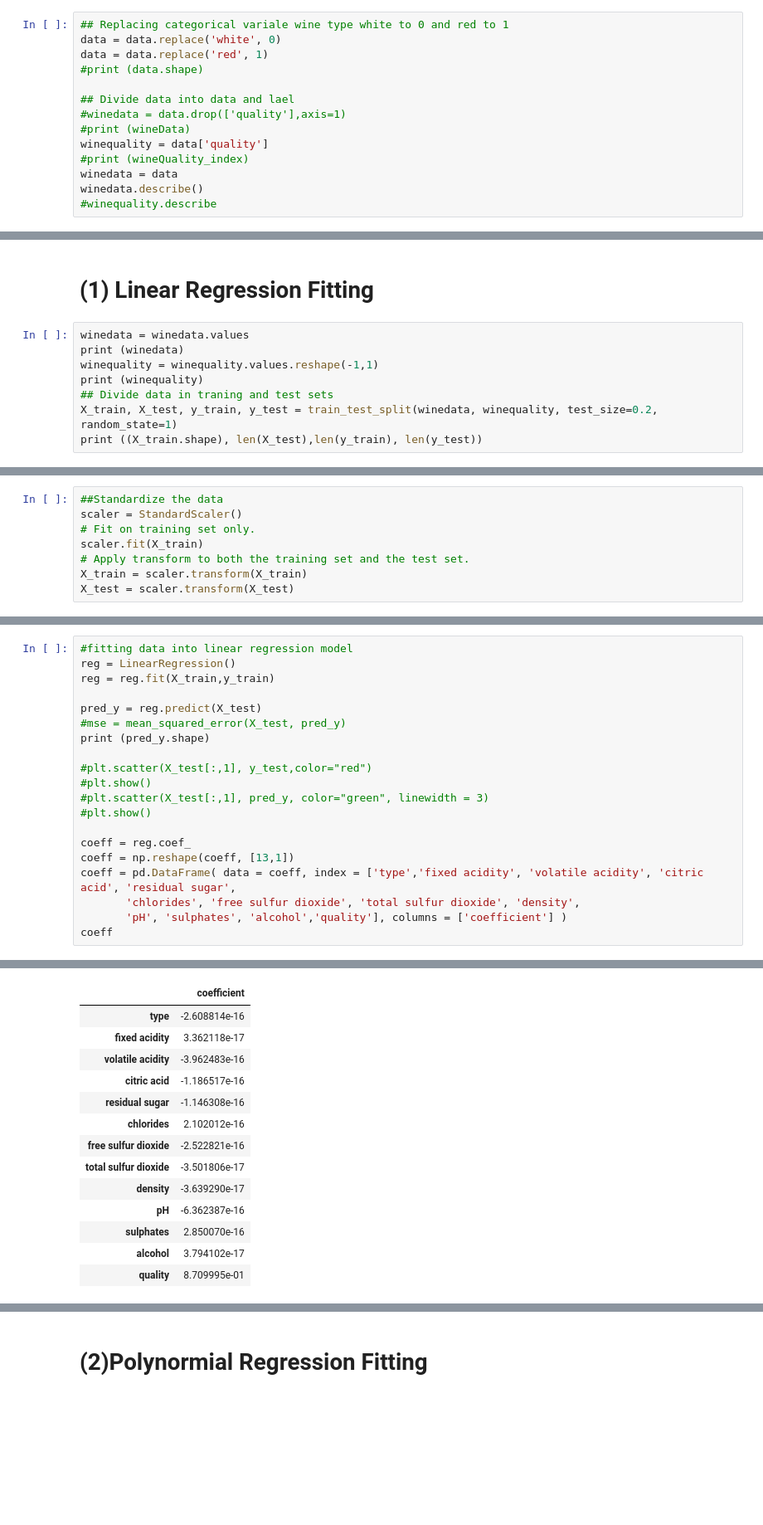
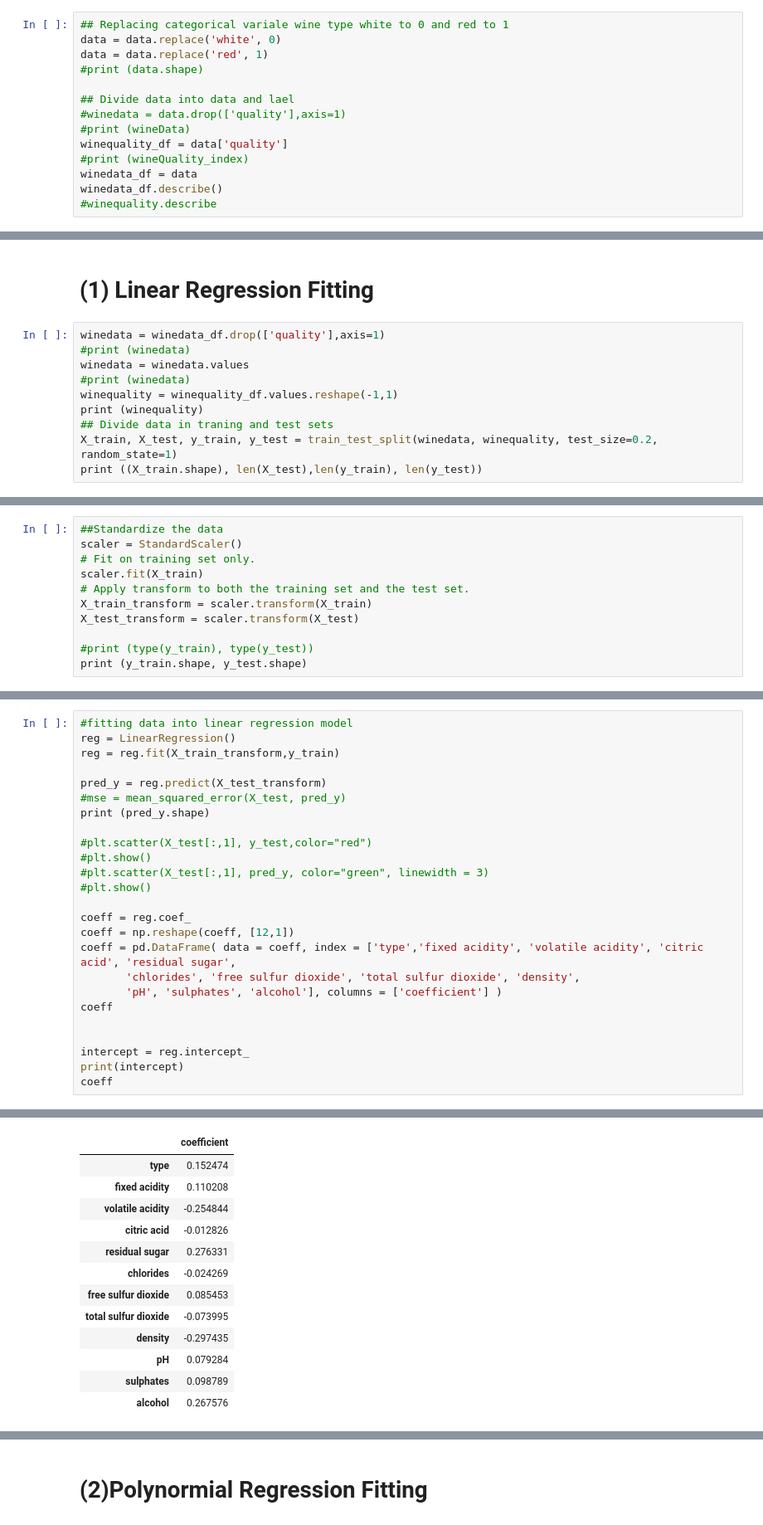
Before and after one commit to abhilashasaroj/CX4240_project, a Jupyter notebook: Project_yli.ipynb, the cells around one changed output, grey strips where cells are left out. Shown: that part at 83% size. Cells and saved outputs as stored; diff of their text form; blank space fills up the shorter version.

Commit message:
Add files via upload
New version of regression mixed data

```diff
--- a/Project_yli.ipynb
+++ b/Project_yli.ipynb
@@ -31,10 +33,10 @@ data = data.replace('red', 1)
 ## Divide data into data and lael
 #winedata = data.drop(['quality'],axis=1)
 #print (wineData)
-winequality = data['quality']
+winequality_df = data['quality']
 #print (wineQuality_index)
-winedata = data
-winedata.describe()
+winedata_df = data
+winedata_df.describe()
 #winequality.describe
 # %% [output]
 |  | type | fixed acidity | volatile acidity | citric acid | residual sugar | chlorides | free sulfur dioxide | ... |
@@ -68,9 +70,11 @@ sns.pairplot(winedata,x_vars=features,y_vars='quality',kind='reg',size=10,aspect
 # %% [markdown]
 # (1) Linear Regression Fitting
 # %%
+winedata = winedata_df.drop(['quality'],axis=1)
+#print (winedata)
 winedata = winedata.values
-print (winedata)
-winequality = winequality.values.reshape(-1,1)
+#print (winedata)
+winequality = winequality_df.values.reshape(-1,1)
 print (winequality)
 ## Divide data in traning and test sets
 X_train, X_test, y_train, y_test = train_test_split(winedata, winequality, test_size=0.2, random_state=1)
@@ -97,5 +94,8 @@ scaler = StandardScaler()
 # Fit on training set only.
 scaler.fit(X_train)
 # Apply transform to both the training set and the test set.
-X_train = scaler.transform(X_train)
-X_test = scaler.transform(X_test)
+X_train_transform = scaler.transform(X_train)
+X_test_transform = scaler.transform(X_test)
+
+#print (type(y_train), type(y_test))
+print (y_train.shape, y_test.shape)
@@ -102,9 +104,9 @@ X_test = scaler.transform(X_test)
 # %%
 #fitting data into linear regression model
 reg = LinearRegression()
-reg = reg.fit(X_train,y_train)
+reg = reg.fit(X_train_transform,y_train)
 
-pred_y = reg.predict(X_test)
+pred_y = reg.predict(X_test_transform)
 #mse = mean_squared_error(X_test, pred_y)
 print (pred_y.shape)
 
@@ -114,10 +116,15 @@ print (pred_y.shape)
 #plt.show()
 
 coeff = reg.coef_
-coeff = np.reshape(coeff, [13,1])
+coeff = np.reshape(coeff, [12,1])
 coeff = pd.DataFrame( data = coeff, index = ['type','fixed acidity', 'volatile acidity', 'citric acid', 'residual sugar',
        'chlorides', 'free sulfur dioxide', 'total sulfur dioxide', 'density',
-       'pH', 'sulphates', 'alcohol','quality'], columns = ['coefficient'] )
+       'pH', 'sulphates', 'alcohol'], columns = ['coefficient'] )
 coeff
+
+
+intercept = reg.intercept_
+print(intercept)
+coeff
 # %% [output]
 (1293, 1)
@@ -124,14 +132,13 @@ coeff
 |  | coefficient |
-| type | -2.608814e-16 |
-| fixed acidity | 3.362118e-17 |
-| volatile acidity | -3.962483e-16 |
-| citric acid | -1.186517e-16 |
-| residual sugar | -1.146308e-16 |
-| chlorides | 2.102012e-16 |
-| free sulfur dioxide | -2.522821e-16 |
-| total sulfur dioxide | -3.501806e-17 |
-| density | -3.639290e-17 |
-| pH | -6.362387e-16 |
-| sulphates | 2.850070e-16 |
-| alcohol | 3.794102e-17 |
-| quality | 8.709995e-01 |
+| type | 0.152474 |
+| fixed acidity | 0.110208 |
+| volatile acidity | -0.254844 |
+| citric acid | -0.012826 |
+| residual sugar | 0.276331 |
+| chlorides | -0.024269 |
+| free sulfur dioxide | 0.085453 |
+| total sulfur dioxide | -0.073995 |
+| density | -0.297435 |
+| pH | 0.079284 |
+| sulphates | 0.098789 |
+| alcohol | 0.267576 |
```
Also changed, not shown: parts of 38 cells of this notebook.
